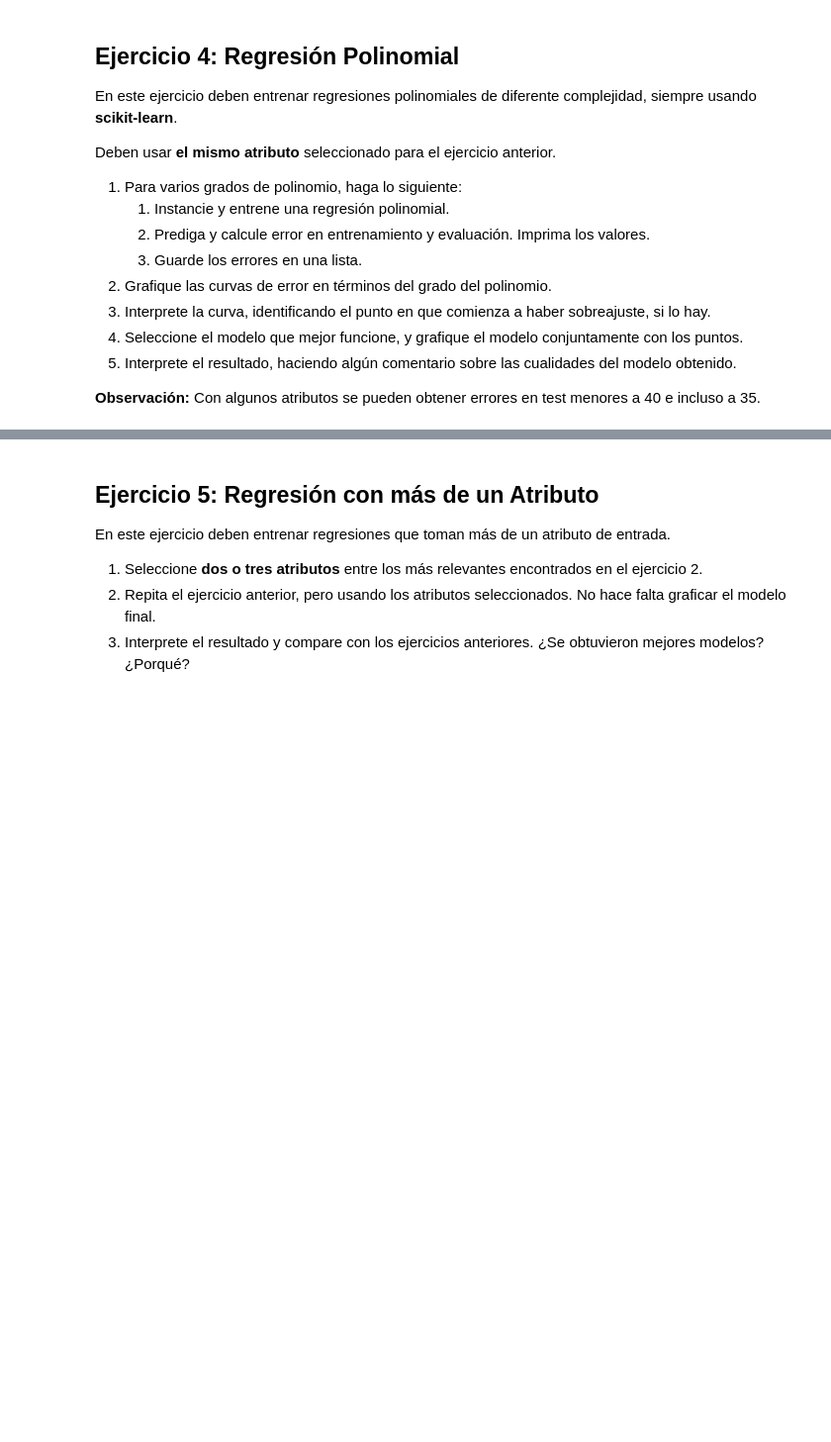
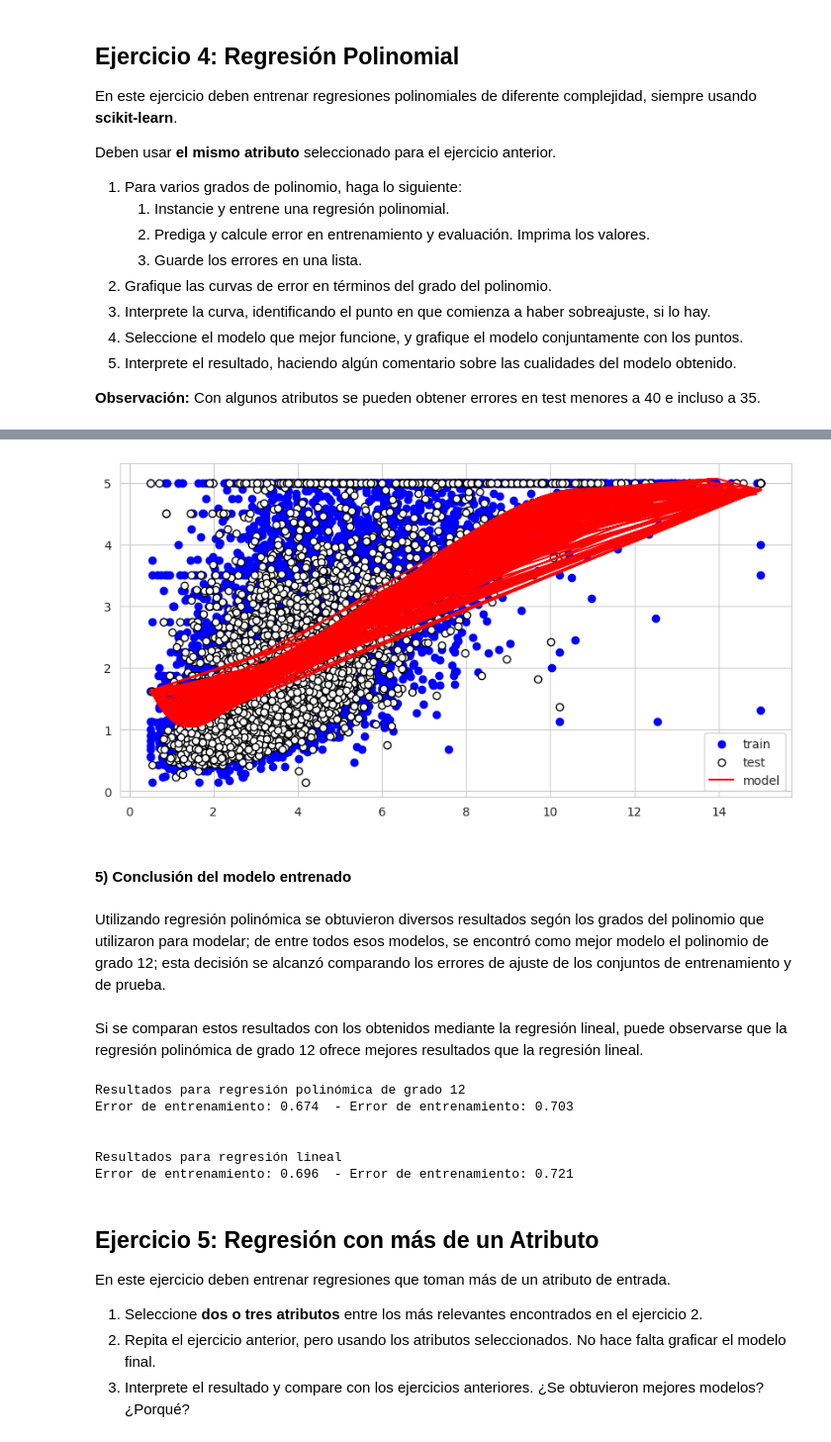
Before and after one commit to grabyc/diploDatos-IAA, a Jupyter notebook: Grupo 35 - Lab 1.ipynb, the cells around one changed output, grey strips where cells are left out. Shown at 99% size. Cells and saved outputs as stored; diff of their text form; code cells hidden in the pictures; blank space fills up the shorter version.

```diff
--- a/Grupo 35 - Lab 1.ipynb
+++ b/Grupo 35 - Lab 1.ipynb
@@ -410,0 +535,8 @@ Deben usar **el mismo atributo** seleccionado para el ejercicio anterior.
+# %%
+degree = 12
+model = make_pipeline(PolynomialFeatures(degree), LinearRegression())
+model.fit(X_train_feat, y_train);
+# %%
+x = X[:,:1]
+y = model.predict(x).reshape(-1,1)
+x, y
@@ -411,3 +558,31 @@ Deben usar **el mismo atributo** seleccionado para el ejercicio anterior.
+# %%
+plt.figure(figsize=(10, 5))
+plt.scatter(X_train_feat, y_train, color="blue", label="train")
+plt.scatter(X_test_feat, y_test, color="white", edgecolor="k", label="test")
+plt.plot(x, y, color="red", label="model")
+plt.legend()
+plt.show()
+# %% [output]
+[figure, added]
+# %% [markdown]
+#### 5) Conclusión del modelo entrenado
+# %% [markdown]
+Utilizando regresión polinómica se obtuvieron diversos resultados segón los grados del polinomio que utilizaron para modelar; de entre todos esos modelos, se encontró como mejor modelo el polinomio de grado 12; esta decisión se alcanzó comparando los errores de ajuste de los conjuntos de entrenamiento y de prueba.
+# %% [markdown]
+Si se comparan estos resultados con los obtenidos mediante la regresión lineal, puede observarse que la regresión polinómica de grado 12 ofrece mejores resultados que la regresión lineal.
+# %%
+print("Resultados para regresión polinómica de grado 12")
+print(f"Error de entrenamiento: {train_errors[7]:.3f}  - Error de entrenamiento: {test_errors[7]:.3f}")
+print("\n")
+print("Resultados para regresión lineal")
+print(f"Error de entrenamiento: {mse_train:.3f}  - Error de entrenamiento: {mse_test:.3f}")
+# %% [output]
+Resultados para regresión polinómica de grado 12
+Error de entrenamiento: 0.674  - Error de entrenamiento: 0.703
+
+
+Resultados para regresión lineal
+Error de entrenamiento: 0.696  - Error de entrenamiento: 0.721
 # %% [markdown]
 ## Ejercicio 5: Regresión con más de un Atributo
 
```
Also changed, not shown: parts of 32 cells of this notebook.
